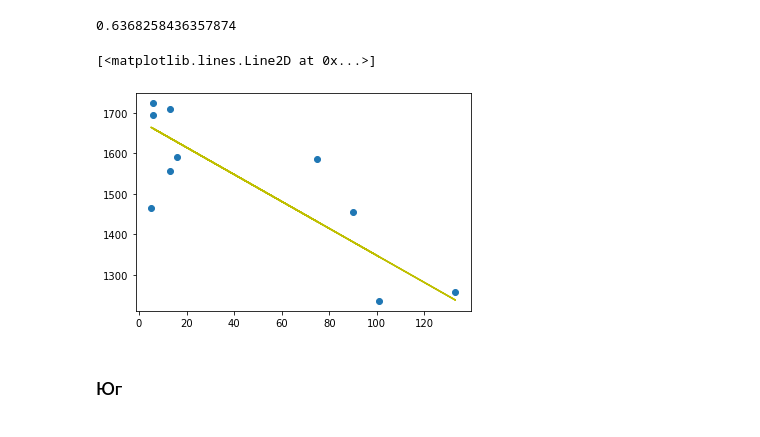
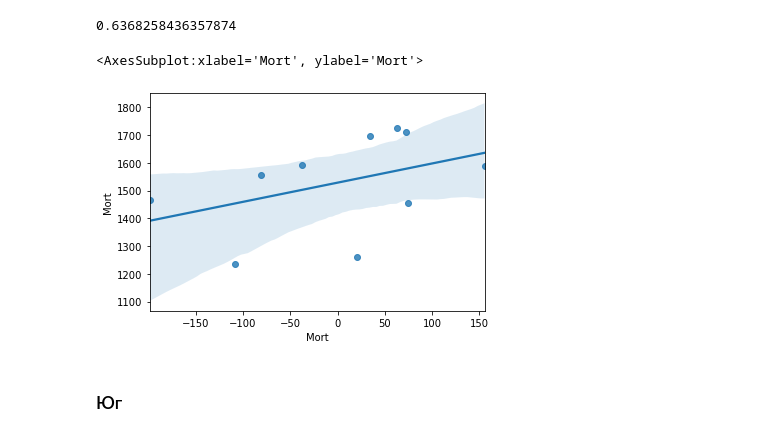
Before and after one commit to Avessalem/pyda20-hws, a Jupyter notebook: hw16.ipynb, the cells around one changed output. Saved outputs shown, nothing was run; the diff lists cells and outputs as text; code cells hidden in the pictures.

```diff
--- a/hw16.ipynb
+++ b/hw16.ipynb
@@ -83,12 +83,12 @@ array([1661.46872908, 1638.14122847, 1664.80122916, 1431.52622311,
 model.score(X_test, y_test) # коэффициент детерминации
 # %% [output]
 0.6368258436357874
-# %%
-plt.scatter(X_test, y_test)
-plt.plot(X_test, y_pred, c='y') #график остатков
-# %% [output]
-[<matplotlib.lines.Line2D at 0x...>]
-[figure, removed]
+# %%
+resudials = y_test-y_pred
+sns.regplot(resudials, y_test)
+# %% [output]
+<AxesSubplot:xlabel='Mort', ylabel='Mort'>
+[figure, added]
 # %%
 water_data_s = water_data.query('Location == "South"')
 water_data_n = water_data.query('Location == "North"')
```
Also changed, not shown: parts of 2 cells of this notebook.
